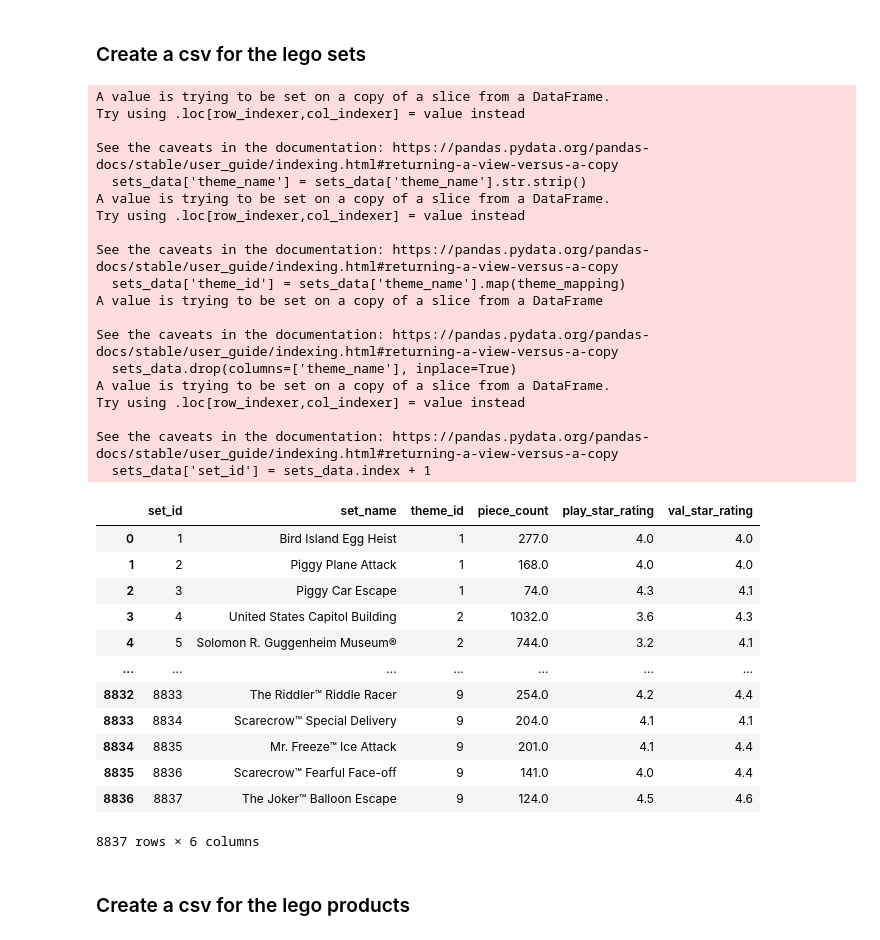
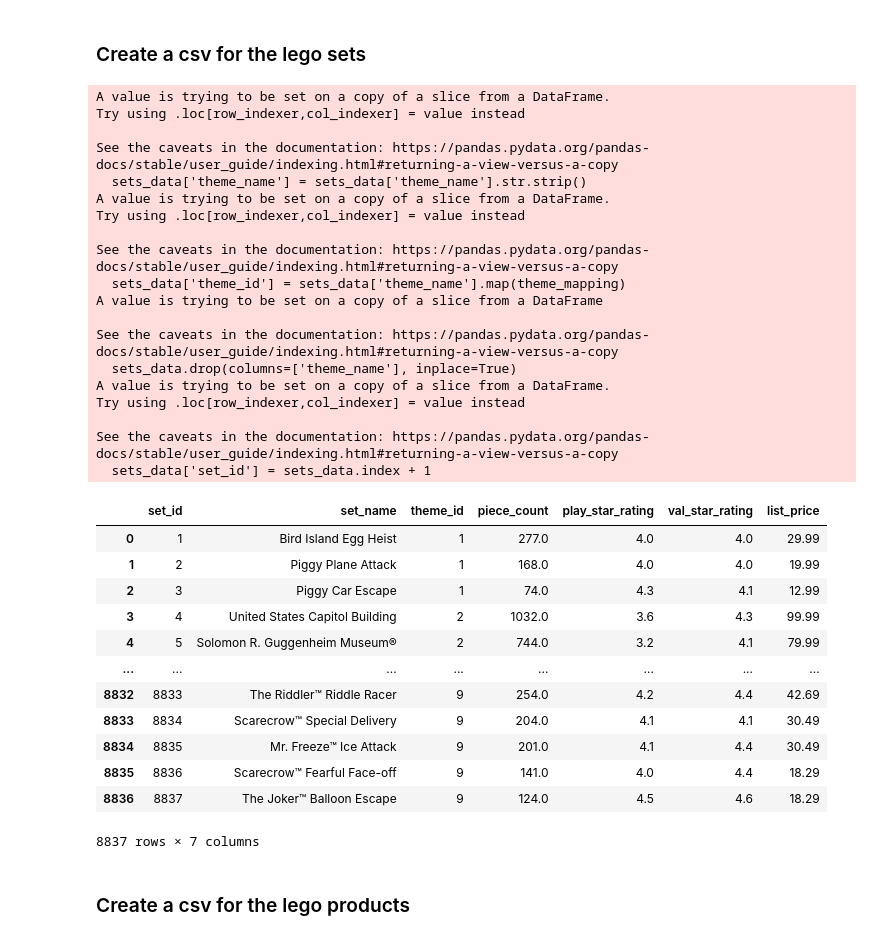
Before and after one commit to billnati18/Lego-SQL, a Jupyter notebook: separate.ipynb, the cells around one changed output. Drawn from its saved outputs; the diff is of its cells as text; code cells hidden in the pictures.

```diff
--- a/separate.ipynb
+++ b/separate.ipynb
@@ -300,7 +301,8 @@ themes_data
 # %% [markdown]
 ### Create a csv for the lego sets
 # %%
-sets_data = df[['set_name', 'theme_name', 'piece_count', 'play_star_rating', 'val_star_rating']]
+# Assuming list_price is a column in the original DataFrame 'df'
+sets_data = df[['set_name', 'theme_name', 'piece_count', 'play_star_rating', 'val_star_rating', 'list_price']]
 
 # Clean theme_name column in sets_data
 sets_data['theme_name'] = sets_data['theme_name'].str.strip()
@@ -315,47 +317,50 @@ sets_data['theme_id'] = sets_data['theme_name'].map(theme_mapping)
 # Drop theme_name column
 sets_data.drop(columns=['theme_name'], inplace=True)
 
 # Create set_id column based on index
 sets_data['set_id'] = sets_data.index + 1
 
 # Reorder columns
-sets_data = sets_data[['set_id', 'set_name', 'theme_id', 'piece_count', 'play_star_rating', 'val_star_rating']]
+sets_data = sets_data[['set_id', 'set_name', 'theme_id', 'piece_count', 'play_star_rating', 'val_star_rating', 'list_price']]
+
+# Assuming list_price is a column in the sets_data DataFrame
+sets_data['list_price'] = sets_data['list_price'].round(2)
 
 sets_data.to_csv('LegoSets.csv', index=False)
 sets_data
 # %% [output]
 A value is trying to be set on a copy of a slice from a DataFrame.
 Try using .loc[row_indexer,col_indexer] = value instead
 
 See the caveats in the documentation: https://pandas.pydata.org/pandas-docs/stable/user_guide/indexing.html#returning-a-view-versus-a-copy
   sets_data['theme_name'] = sets_data['theme_name'].str.strip()
 A value is trying to be set on a copy of a slice from a DataFrame.
 Try using .loc[row_indexer,col_indexer] = value instead
 
 See the caveats in the documentation: https://pandas.pydata.org/pandas-docs/stable/user_guide/indexing.html#returning-a-view-versus-a-copy
   sets_data['theme_id'] = sets_data['theme_name'].map(theme_mapping)
 A value is trying to be set on a copy of a slice from a DataFrame
 
 See the caveats in the documentation: https://pandas.pydata.org/pandas-docs/stable/user_guide/indexing.html#returning-a-view-versus-a-copy
   sets_data.drop(columns=['theme_name'], inplace=True)
 A value is trying to be set on a copy of a slice from a DataFrame.
 Try using .loc[row_indexer,col_indexer] = value instead
 
 See the caveats in the documentation: https://pandas.pydata.org/pandas-docs/stable/user_guide/indexing.html#returning-a-view-versus-a-copy
   sets_data['set_id'] = sets_data.index + 1
-|  | set_id | set_name | theme_id | piece_count | play_star_rating | val_star_rating |
-| 0 | 1 | Bird Island Egg Heist | 1 | 277.0 | 4.0 | 4.0 |
-| 1 | 2 | Piggy Plane Attack | 1 | 168.0 | 4.0 | 4.0 |
-| 2 | 3 | Piggy Car Escape | 1 | 74.0 | 4.3 | 4.1 |
-| 3 | 4 | United States Capitol Building | 2 | 1032.0 | 3.6 | 4.3 |
-| 4 | 5 | Solomon R. Guggenheim Museum® | 2 | 744.0 | 3.2 | 4.1 |
-| ... | ... | ... | ... | ... | ... | ... |
-| 8832 | 8833 | The Riddler™ Riddle Racer | 9 | 254.0 | 4.2 | 4.4 |
-| 8833 | 8834 | Scarecrow™ Special Delivery | 9 | 204.0 | 4.1 | 4.1 |
-| 8834 | 8835 | Mr. Freeze™ Ice Attack | 9 | 201.0 | 4.1 | 4.4 |
-| 8835 | 8836 | Scarecrow™ Fearful Face-off | 9 | 141.0 | 4.0 | 4.4 |
-| 8836 | 8837 | The Joker™ Balloon Escape | 9 | 124.0 | 4.5 | 4.6 |
+|  | set_id | set_name | theme_id | piece_count | play_star_rating | val_star_rating | list_price |
+| 0 | 1 | Bird Island Egg Heist | 1 | 277.0 | 4.0 | 4.0 | 29.99 |
+| 1 | 2 | Piggy Plane Attack | 1 | 168.0 | 4.0 | 4.0 | 19.99 |
+| 2 | 3 | Piggy Car Escape | 1 | 74.0 | 4.3 | 4.1 | 12.99 |
+| 3 | 4 | United States Capitol Building | 2 | 1032.0 | 3.6 | 4.3 | 99.99 |
+| 4 | 5 | Solomon R. Guggenheim Museum® | 2 | 744.0 | 3.2 | 4.1 | 79.99 |
+| ... | ... | ... | ... | ... | ... | ... | ... |
+| 8832 | 8833 | The Riddler™ Riddle Racer | 9 | 254.0 | 4.2 | 4.4 | 42.69 |
+| 8833 | 8834 | Scarecrow™ Special Delivery | 9 | 204.0 | 4.1 | 4.1 | 30.49 |
+| 8834 | 8835 | Mr. Freeze™ Ice Attack | 9 | 201.0 | 4.1 | 4.4 | 30.49 |
+| 8835 | 8836 | Scarecrow™ Fearful Face-off | 9 | 141.0 | 4.0 | 4.4 | 18.29 |
+| 8836 | 8837 | The Joker™ Balloon Escape | 9 | 124.0 | 4.5 | 4.6 | 18.29 |
-8837 rows × 6 columns
+8837 rows × 7 columns
 # %% [markdown]
 ### Create a csv for the lego products
 # %%
```
Also changed, not shown: parts of 1 cell of this notebook, 1 other file.
